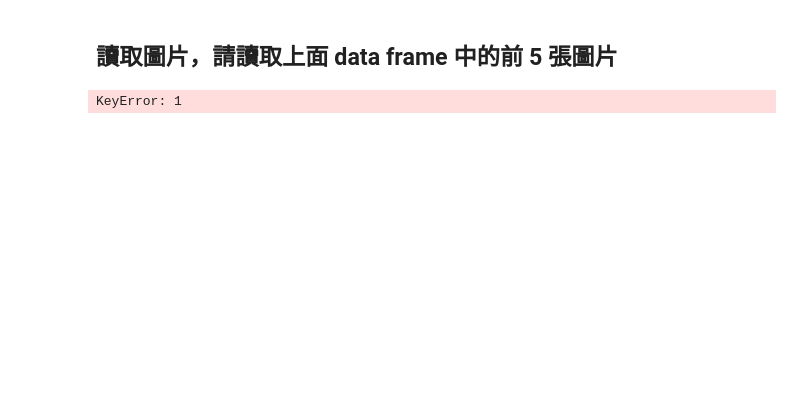
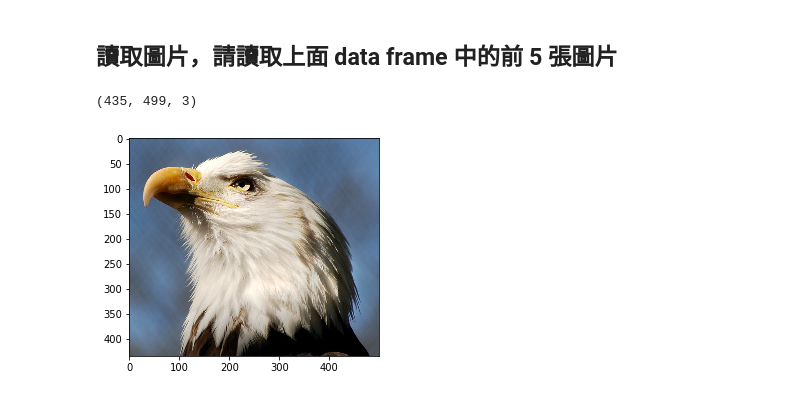
Before and after one commit to claire-100/4th-ML100Days, a Jupyter notebook: Day_005-2_HW.ipynb, the cells around one changed output. Drawn from its saved outputs; the diff is of its cells as text; code cells hidden in the pictures; blank space fills up the shorter version.

```diff
--- a/Day_005-2_HW.ipynb
+++ b/Day_005-2_HW.ipynb
@@ -73,9 +70,11 @@ data[0]
 import pandas as pd
 arrange_data=[]
 
-for line in data:
-    line = line.split('\t')
+for a in data:
+    line = a.split('\t')
     arrange_data.append(line)
 
-arrange_data[:5]
+df=pd.DataFrame(arrange_data)
+
+df.head()
 # %% [output]
@@ -101,20 +109,21 @@ http://farm4.static.flickr.com/3025/2444687979_bf7bc8df21.jpg
 # %%
 from PIL import Image
 from io import BytesIO
 import numpy as np
 import matplotlib.pyplot as plt
 
 # 請用 df.loc[...] 得到第一筆資料的連結
-first_link = df.loc[0][1]
+first_link = df.loc[0,1]
 
 response = requests.get(first_link)
 img = Image.open(BytesIO(response.content))
-
+img=np.array(img)
 # Convert img to numpy array
-
+print(img.shape)
 plt.imshow(img)
 plt.show()
 # %% [output]
-KeyError: 1
+(435, 499, 3)
+[figure, added]
 # %%
 def img2arr_fromURLs(url_list, resize = False):
```
Also changed, not shown: parts of 7 cells of this notebook.
